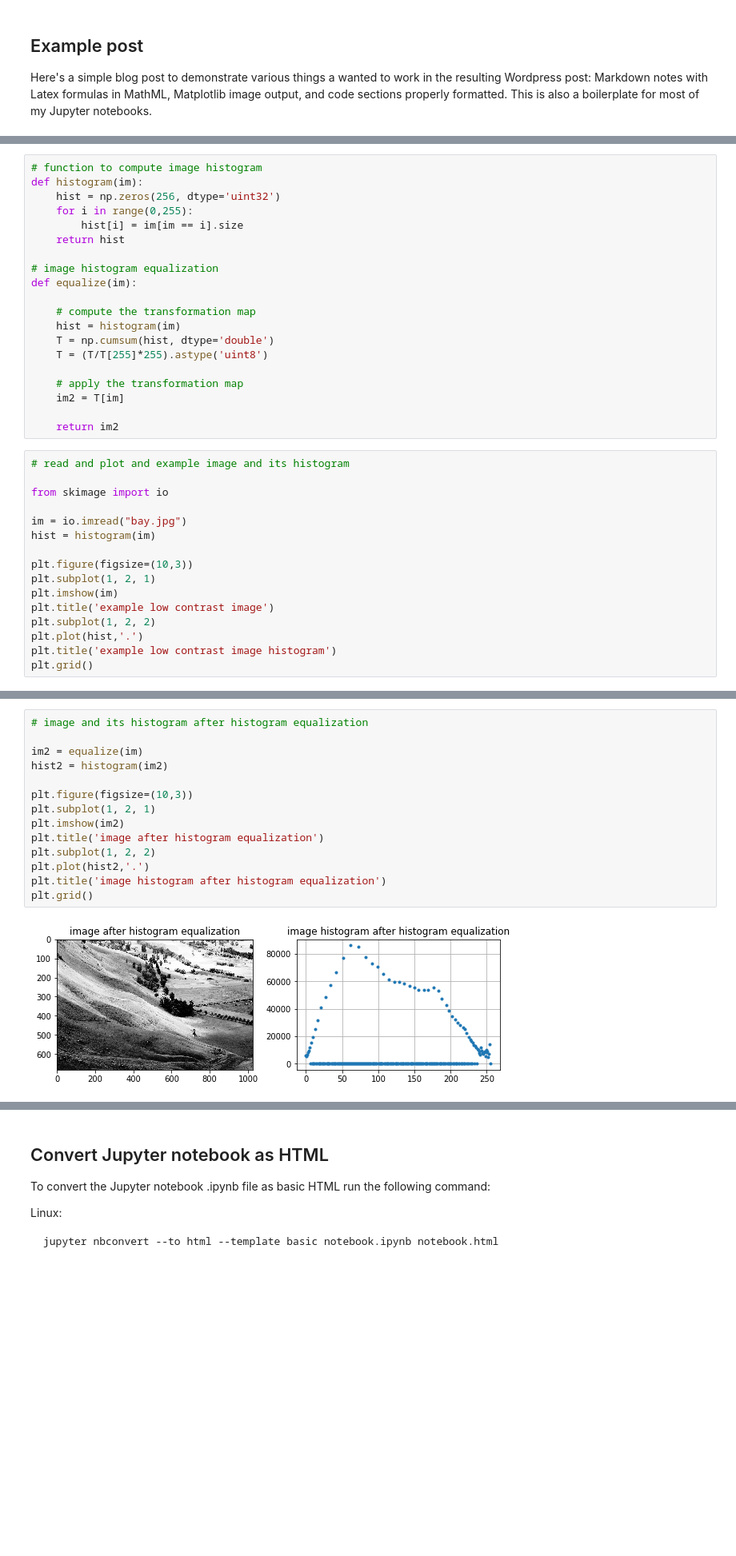
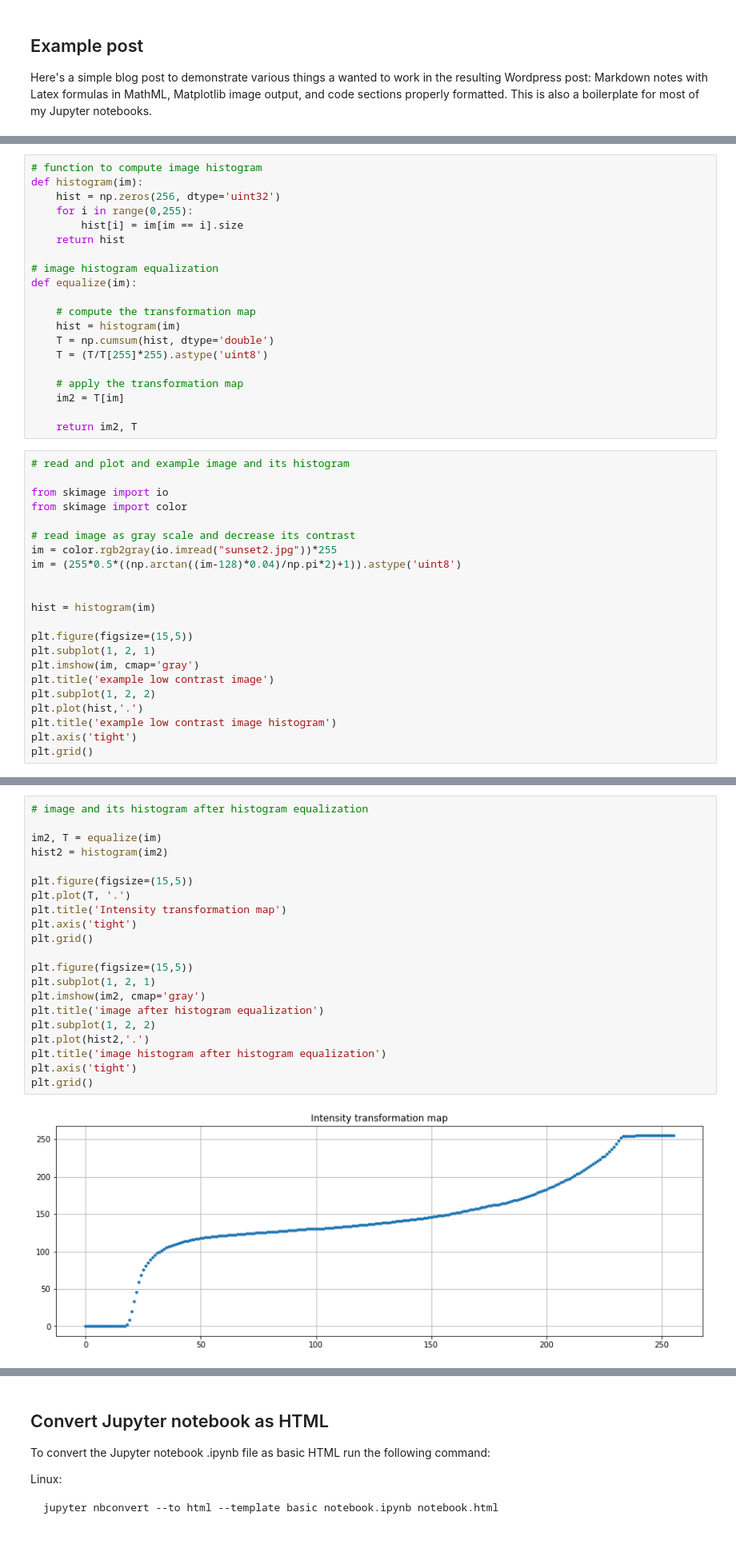
Before and after one commit to mattipellikka/blog, a Jupyter notebook: how_to_wordpress/how_to_wordpress.ipynb, the cells around one changed output, grey strips where cells are left out. Shown at 80% size. Cells and saved outputs as stored; diff of their text form; blank space fills up the shorter version.

Commit message:
Example image

```diff
--- a/how_to_wordpress/how_to_wordpress.ipynb
+++ b/how_to_wordpress/how_to_wordpress.ipynb
@@ -93,21 +89,27 @@ def equalize(im):
     # apply the transformation map
     im2 = T[im]
 
-    return im2
+    return im2, T
 # %%
 # read and plot and example image and its histogram
 
 from skimage import io
+from skimage import color
 
-im = io.imread("bay.jpg")
+# read image as gray scale and decrease its contrast
+im = color.rgb2gray(io.imread("sunset2.jpg"))*255
+im = (255*0.5*((np.arctan((im-128)*0.04)/np.pi*2)+1)).astype('uint8')
+
+
 hist = histogram(im)
 
-plt.figure(figsize=(10,3))
+plt.figure(figsize=(15,5))
 plt.subplot(1, 2, 1)
-plt.imshow(im)
+plt.imshow(im, cmap='gray')
 plt.title('example low contrast image')
 plt.subplot(1, 2, 2)
 plt.plot(hist,'.')
 plt.title('example low contrast image histogram')
+plt.axis('tight')
 plt.grid()
 # %% [output]
@@ -115,16 +117,23 @@ plt.grid()
 # %%
 # image and its histogram after histogram equalization
 
-im2 = equalize(im)
+im2, T = equalize(im)
 hist2 = histogram(im2)
 
-plt.figure(figsize=(10,3))
+plt.figure(figsize=(15,5))
+plt.plot(T, '.')
+plt.title('Intensity transformation map')
+plt.axis('tight')
+plt.grid()
+
+plt.figure(figsize=(15,5))
 plt.subplot(1, 2, 1)
-plt.imshow(im2)
+plt.imshow(im2, cmap='gray')
 plt.title('image after histogram equalization')
 plt.subplot(1, 2, 2)
 plt.plot(hist2,'.')
 plt.title('image histogram after histogram equalization')
+plt.axis('tight')
 plt.grid()
 # %% [output]
-[figure, old version]
+[figure, new version]
```
Also changed, not shown: parts of 6 cells of this notebook, 3 other files.
